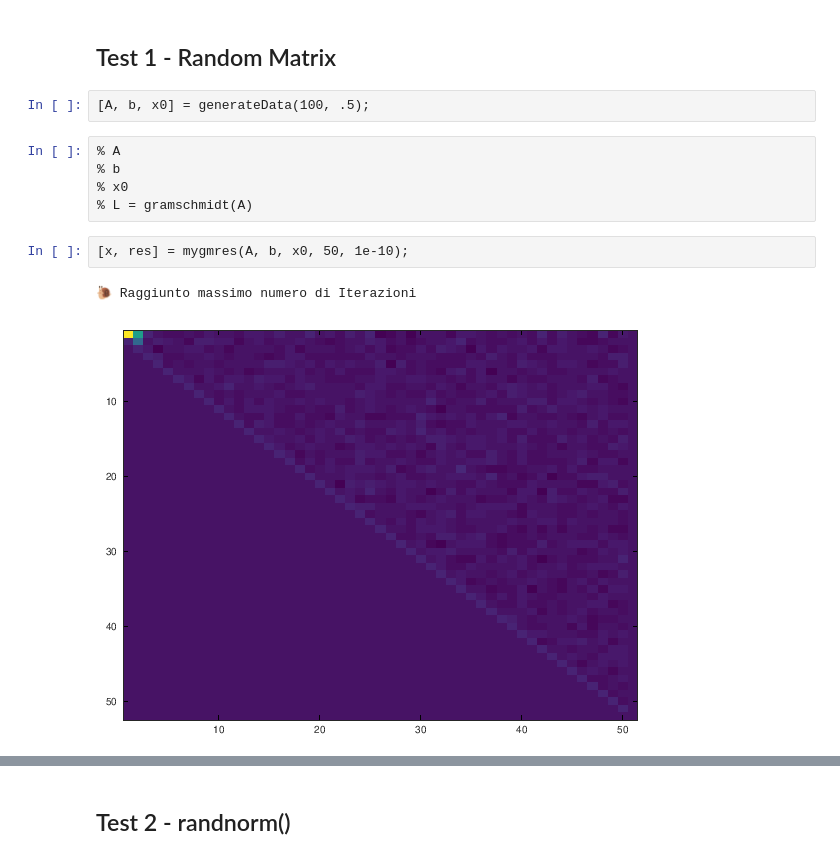
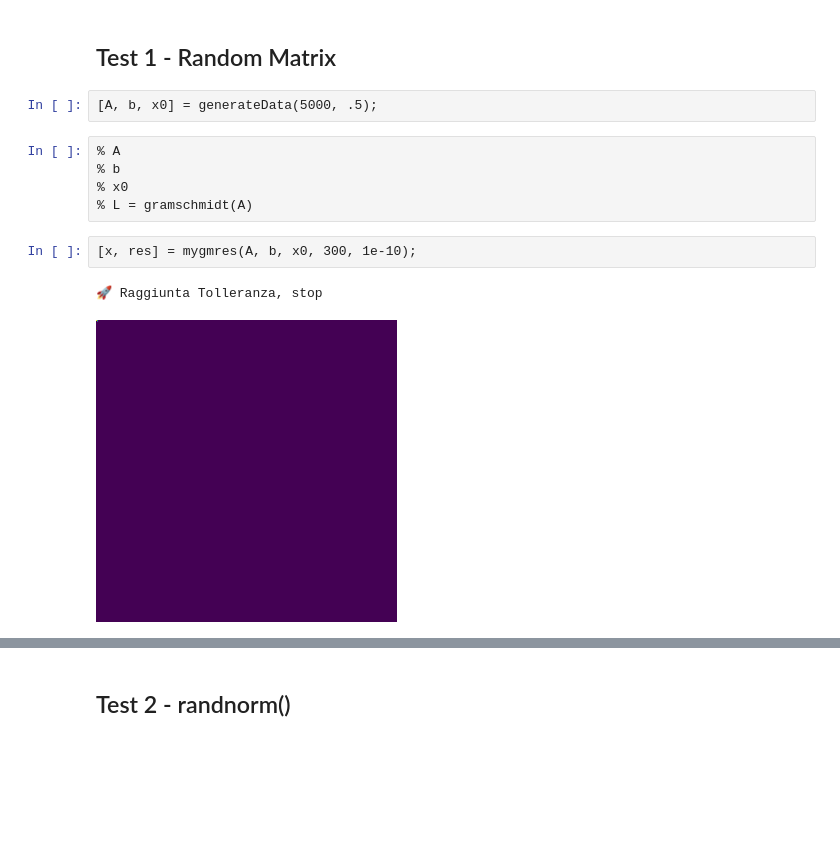
Before and after one commit to CristianCosci/GMRES, a Jupyter notebook: project/octave/octave_gmres.ipynb, the cells around one changed output, grey strips where cells are left out. Saved outputs shown, nothing was run; the diff lists cells and outputs as text; blank space fills up the shorter version.

```diff
--- a/project/octave/octave_gmres.ipynb
+++ b/project/octave/octave_gmres.ipynb
@@ -117,17 +113,17 @@ endfunction
 # %% [markdown]
 ## Test 1 - Random Matrix
 # %%
-[A, b, x0] = generateData(100, .5);
+[A, b, x0] = generateData(5000, .5);
 # %%
 % A
 % b
 % x0
 % L = gramschmidt(A)
 # %%
-[x, res] = mygmres(A, b, x0, 50, 1e-10);
+[x, res] = mygmres(A, b, x0, 300, 1e-10);
 # %% [output]
-🐌 Raggiunto massimo numero di Iterazioni
+🚀 Raggiunta Tolleranza, stop
-[figure, old version]
+[figure, new version]
 # %%
 x
 x_true = A\b
```
Also changed, not shown: parts of 36 cells of this notebook.
